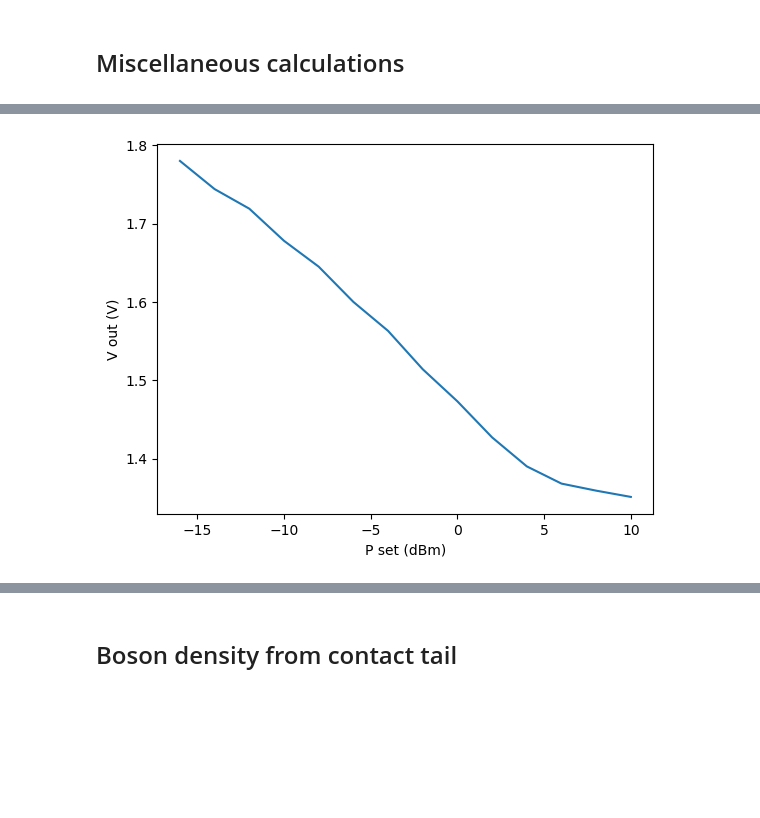
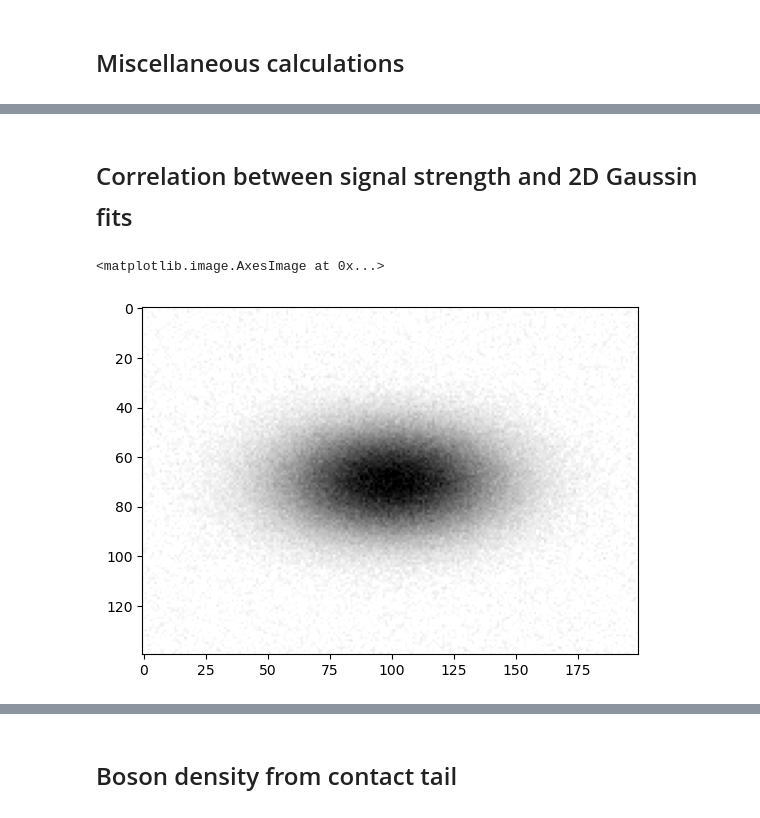
Before and after one commit to huanium/huanium, a Jupyter notebook: MIT_PhD/Fermi1/Fermi1 Calculator/Fermi1_Calculator_3_of_3_lab_tools.ipynb, the cells around one changed output, grey strips where cells are left out. Cells and saved outputs as stored; diff of their text form; code cells hidden in the pictures; blank space fills up the shorter version.

```diff
--- a/MIT_PhD/Fermi1/Fermi1 Calculator/Fermi1_Calculator_3_of_3_lab_tools.ipynb
+++ b/MIT_PhD/Fermi1/Fermi1 Calculator/Fermi1_Calculator_3_of_3_lab_tools.ipynb
@@ -1380,10 +1319,2 @@ plt.show()
-# %%
-pset = np.array([10,8,6,4,2,0,-2,-4,-6,-8,-10,-12,-14,-16])
-vout = np.array([1.351, 1.359, 1.368, 1.390, 1.427, 1.473, 1.514, 1.563, 1.600, 1.645, 1.678, 1.719, 1.744, 1.780])
-
-plt.plot(pset, vout)
-plt.xlabel('P set (dBm)')
-plt.ylabel('V out (V)')
-plt.show()
-# %% [output]
-[figure, removed]
+# %% [markdown]
+# <font size = 5>Correlation between signal strength and 2D Gaussin fits</font>
@@ -1389,0 +1408,48 @@ plt.show()
+# %%
+# functions for generating ODs with noise
+def generate_atom_gaussian_OD(max_OD, xsize, ysize, width_x, width_y):
+    n2d = np.zeros([ysize, xsize])
+    for x in range(xsize):
+        for y in range(ysize):
+            n2d[y,x] = (1/width_x)*(1/width_y)*(1/np.sqrt(2*np.pi))**2*np.exp(-(x - xsize/2)**2/(2*width_x**2) - (y - ysize/2)**2/(2*width_y**2))
+    # normalize so that max is max_OD:
+    n2d = max_OD*n2d / np.max(n2d)
+    return n2d
+
+def generate_without_atom_light(xsize, ysize, light_level):
+    woa_light = light_level * np.ones([ysize, xsize])
+    return woa_light
+
+def generate_dark_light(xsize, ysize, light_level):
+    dark_light = light_level * np.ones([ysize, xsize])
+    return dark_light
+
+def generate_with_atom_from_true_OD(woa, atom_OD, dark):
+    wa = np.exp(-atom_OD)*(woa - dark) + dark
+    return wa
+
+def generate_shot_noise(shot):
+    shot = np.array(shot)
+    new_shot = 0*shot
+    for i in range(shot.shape[0]):
+        for j in range(shot.shape[1]):
+            new_shot[i,j] = np.random.poisson(lam = shot[i,j])
+    return new_shot
+# %%
+max_OD, size_x, size_y, sx, sy = 1.3, 200, 140, 30, 15
+light_level_woa, light_level_dark = 1500, 100
+true_OD = generate_atom_gaussian_OD(max_OD=max_OD, xsize=size_x, ysize=size_y, width_x = sx, width_y = sy)
+without_atoms = generate_without_atom_light(xsize=size_x, ysize = size_y, light_level=light_level_woa)
+dark = generate_dark_light(xsize=size_x, ysize = size_y, light_level=light_level_dark)
+with_atoms = generate_with_atom_from_true_OD(without_atoms, true_OD, dark)
+
+without_atoms_with_noise = generate_shot_noise(without_atoms)
+dark_with_noise = generate_shot_noise(dark)
+with_atoms_with_noise = generate_shot_noise(with_atoms)
+
+OD_with_noise = -np.log(  (with_atoms_with_noise - dark_with_noise) / (without_atoms_with_noise - dark_with_noise))
+# %%
+plt.imshow(OD_with_noise, cmap = 'gray_r', vmin = 0, vmax = 1.3)
+# %% [output]
+<matplotlib.image.AxesImage at 0x...>
+[figure, added]
```
Also changed, not shown: parts of 32 cells of this notebook, 11 other files.
